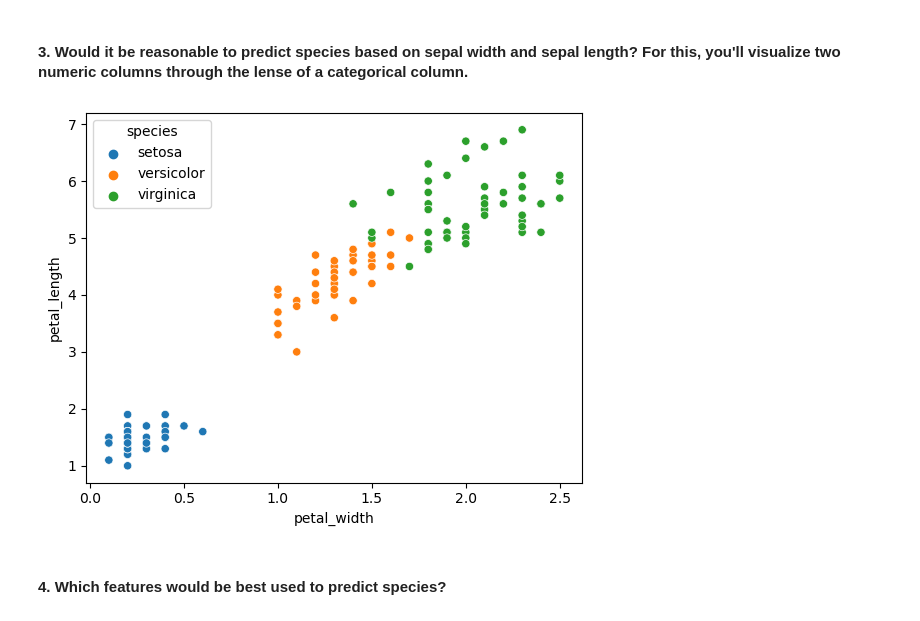
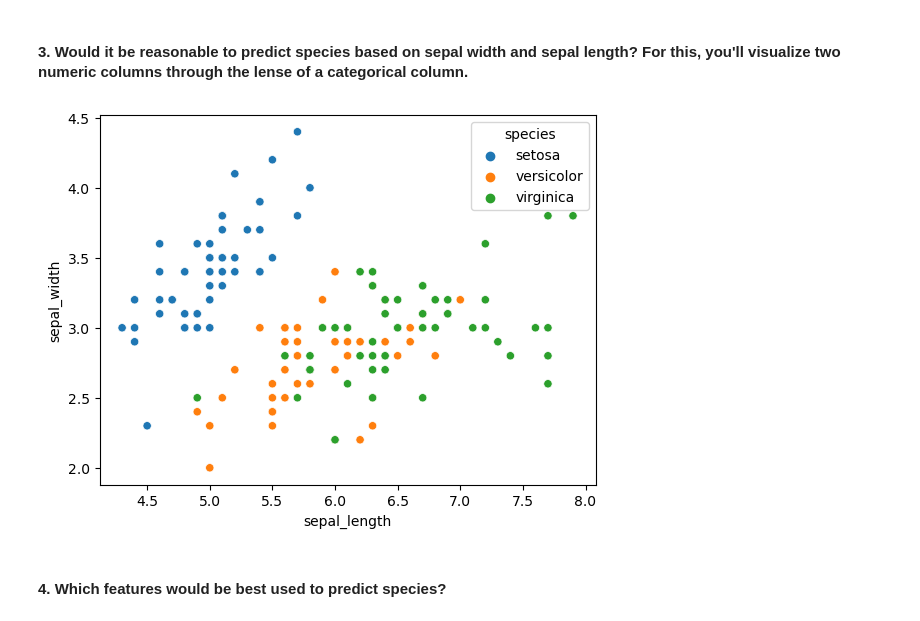
Before and after one commit to Jburch01/numpy-pandas-visualization-exercises, a Jupyter notebook: seaborn_exercises.ipynb, the cells around one changed output. Drawn from its saved outputs; the diff is of its cells as text; code cells hidden in the pictures.

```diff
--- a/seaborn_exercises.ipynb
+++ b/seaborn_exercises.ipynb
@@ -49,11 +53,11 @@ sns.scatterplot(
 # %%
 sns.scatterplot(
     data=iris,
-    x='petal_width',
-    y='petal_length',
+    x='sepal_length',
+    y='sepal_width',
     hue='species');
 # %% [output]
-[figure, old version]
+[figure, new version]
 # %% [markdown]
 #### 4. Which features would be best used to predict species?
 # %% [markdown]
```
Also changed, not shown: parts of 17 cells of this notebook.
